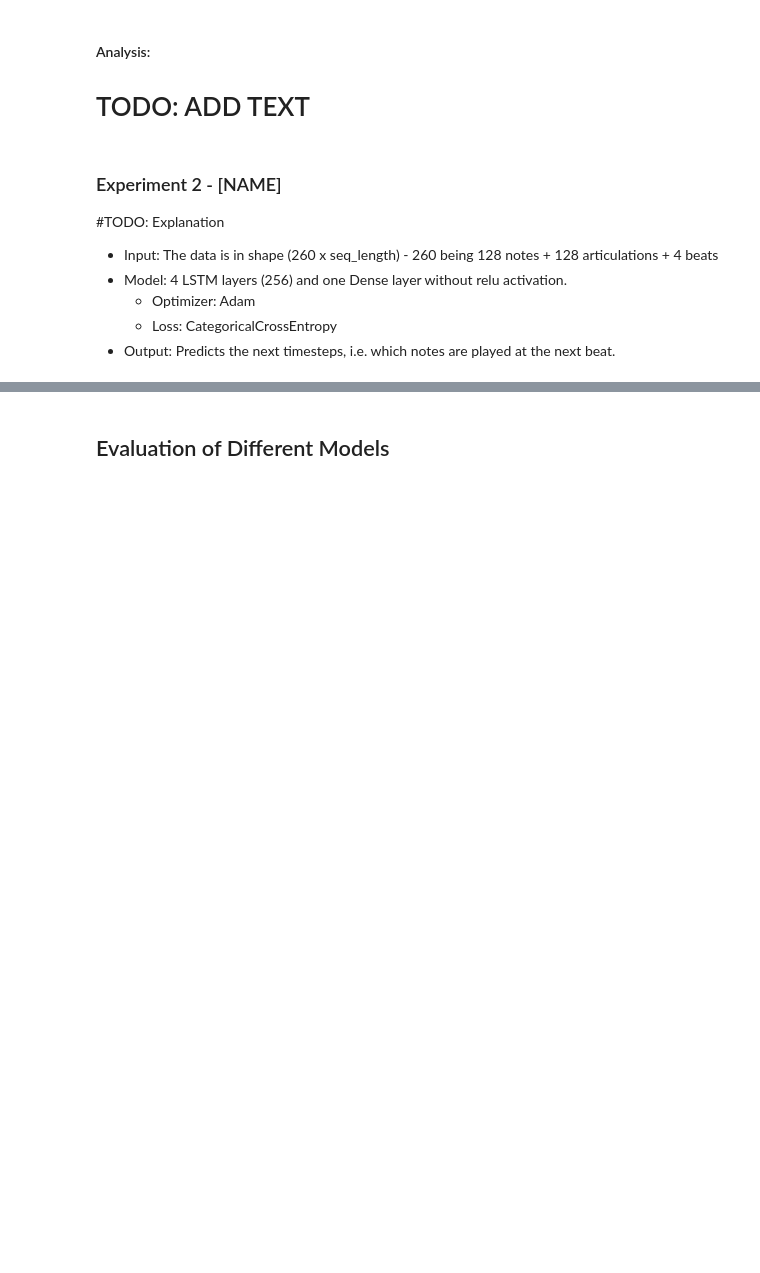
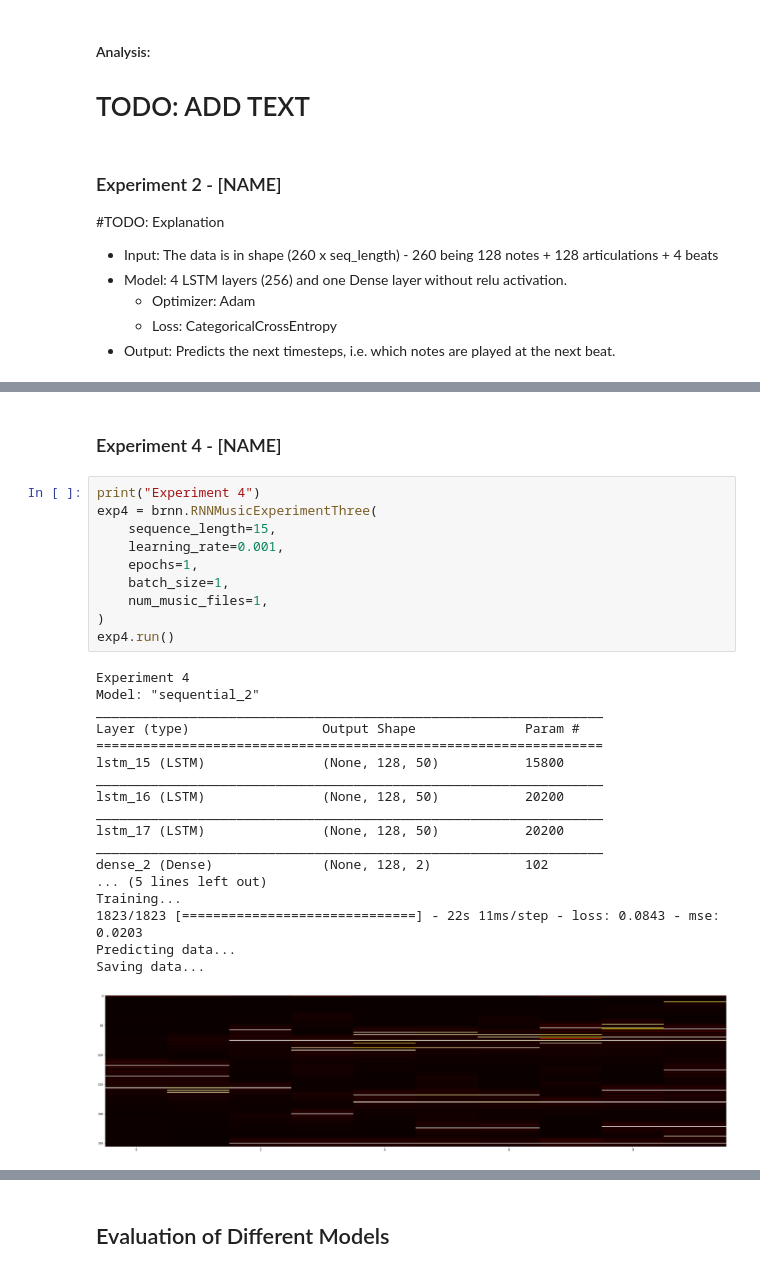
Before and after one commit to jannikjw/music_generation_rnn, a Jupyter notebook: rnn-music-generation.ipynb, the cells around one changed output, grey strips where cells are left out. Cells and saved outputs as stored; diff of their text form; blank space fills up the shorter version.

```diff
--- a/rnn-music-generation.ipynb
+++ b/rnn-music-generation.ipynb
@@ -104,0 +119,31 @@ AttributeError: 'RNNMusicDataSetPreparer' object has no attribute 'all_midi_obj_
+# %% [markdown]
+### Experiment 4 - [NAME]
+# %%
+print("Experiment 4")
+exp4 = brnn.RNNMusicExperimentThree(
+    sequence_length=15,
+    learning_rate=0.001,
+    epochs=1,
+    batch_size=1,
+    num_music_files=1,
+)
+exp4.run()
+# %% [output]
+Experiment 4
+Model: "sequential_2"
+_________________________________________________________________
+Layer (type)                 Output Shape              Param #
+=================================================================
+lstm_15 (LSTM)               (None, 128, 50)           15800
+_________________________________________________________________
+lstm_16 (LSTM)               (None, 128, 50)           20200
+_________________________________________________________________
+lstm_17 (LSTM)               (None, 128, 50)           20200
+_________________________________________________________________
+dense_2 (Dense)              (None, 128, 2)            102
+... (5 lines left out)
+Training...
+1823/1823 [==============================] - 22s 11ms/step - loss: 0.0843 - mse: 0.0203
+Predicting data...
+Saving data...
+[figure, added]
```
Also changed, not shown: parts of 13 cells of this notebook, 5 other files.
